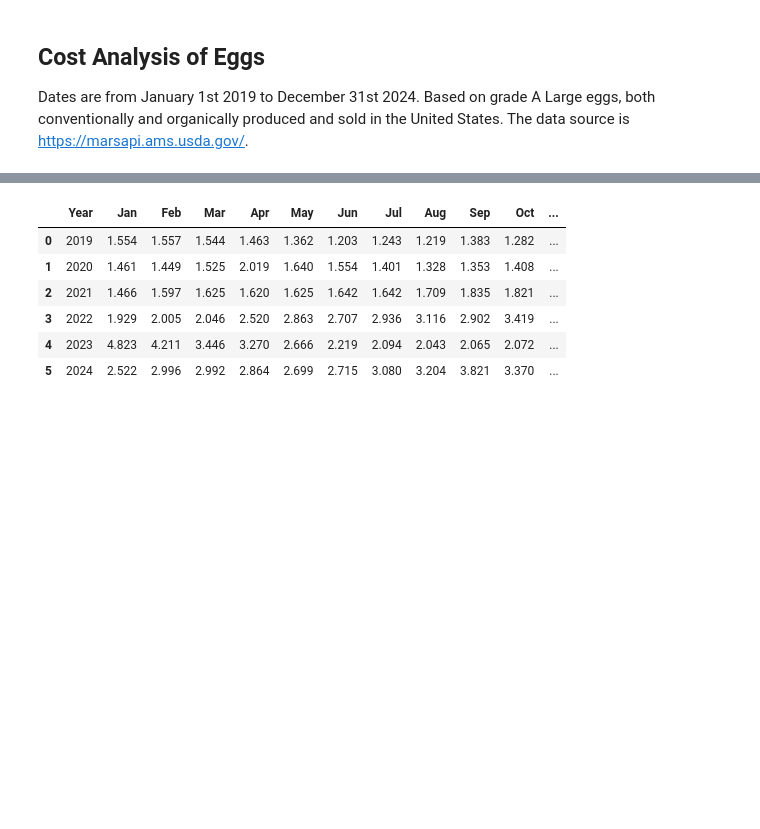
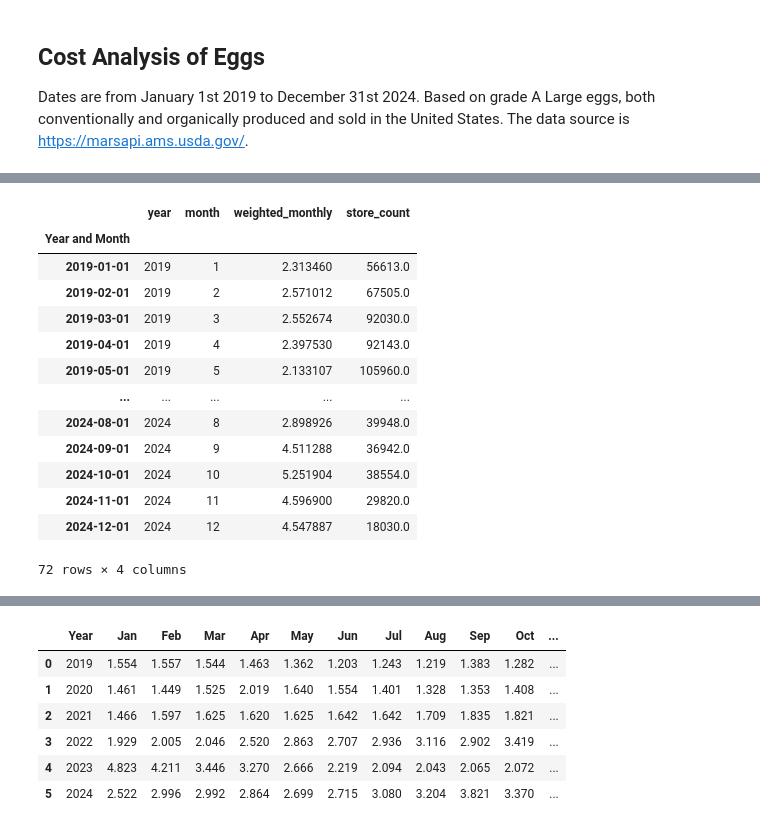
Before and after one commit to country4livin/Project-1-Repo, a Jupyter notebook: 5-yr_cost_of_eggs.ipynb, the cells around one changed output, grey strips where cells are left out. Cells and saved outputs as stored; diff of their text form; code cells hidden in the pictures; blank space fills up the shorter version.

```diff
--- a/5-yr_cost_of_eggs.ipynb
+++ b/5-yr_cost_of_eggs.ipynb
@@ -13,0 +40,6 @@ csv_path = Path("Resources/5_year_eggs.csv")
+# %%
+# Convert column report_end_date to datetime and extract the month and year
+weighted_usda["report_end_date"] = pd.to_datetime(weighted_usda["report_end_date"], format="%m/%d/%Y")
+weighted_usda["month"] = weighted_usda["report_end_date"].dt.month
+weighted_usda["year"] = weighted_usda["report_end_date"].dt.year
+weighted_usda.head()
@@ -13,0 +94,20 @@ csv_path = Path("Resources/5_year_eggs.csv")
+# %%
+year_month_summary = pd.merge(weighted_year_month, store_count_summary, on=["year", "month"], how="inner")
+year_month_summary["Year and Month"] = pd.to_datetime(year_month_summary["month"].astype(str) + '-' + year_month_summary["year"].astype(str), dayfirst=True)
+year_month_summary.set_index("Year and Month", inplace=True)
+year_month_summary
+# %% [output]
+|  | year | month | weighted_monthly | store_count |
+| Year and Month |  |  |  |  |
+| 2019-01-01 | 2019 | 1 | 2.313460 | 56613.0 |
+| 2019-02-01 | 2019 | 2 | 2.571012 | 67505.0 |
+| 2019-03-01 | 2019 | 3 | 2.552674 | 92030.0 |
+| 2019-04-01 | 2019 | 4 | 2.397530 | 92143.0 |
+| 2019-05-01 | 2019 | 5 | 2.133107 | 105960.0 |
+| ... | ... | ... | ... | ... |
+| 2024-08-01 | 2024 | 8 | 2.898926 | 39948.0 |
+| 2024-09-01 | 2024 | 9 | 4.511288 | 36942.0 |
+| 2024-10-01 | 2024 | 10 | 5.251904 | 38554.0 |
+| 2024-11-01 | 2024 | 11 | 4.596900 | 29820.0 |
+| 2024-12-01 | 2024 | 12 | 4.547887 | 18030.0 |
+72 rows × 4 columns
```
Also changed, not shown: parts of 12 cells of this notebook.
